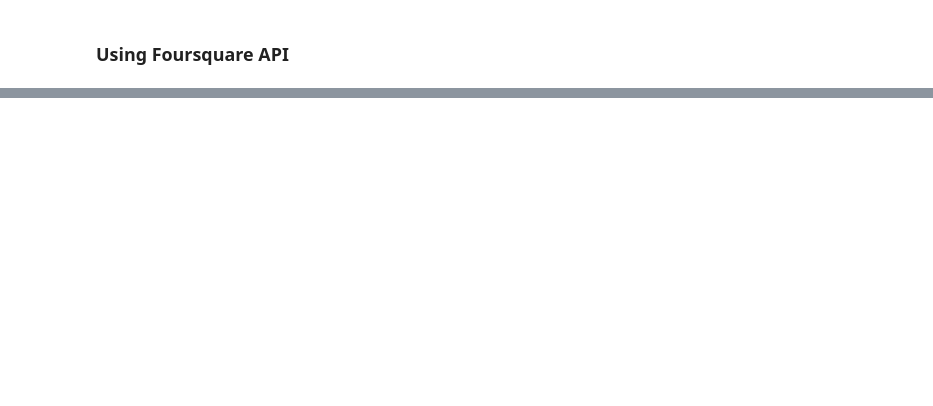
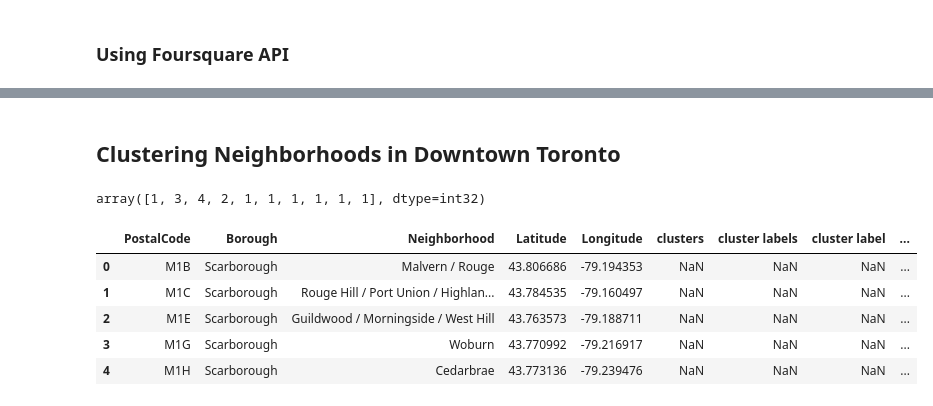
Before and after one commit to elenaryu/Coursera_Capstone, a Jupyter notebook: Toronto_Neighborhood_Comparison.ipynb, the cells around one changed output, grey strips where cells are left out. Drawn from its saved outputs; the diff is of its cells as text; code cells hidden in the pictures; blank space fills up the shorter version.

```diff
--- a/Toronto_Neighborhood_Comparison.ipynb
+++ b/Toronto_Neighborhood_Comparison.ipynb
@@ -246,0 +465,23 @@ toronto_core.head()
+# %%
+# create a dataframe and display top 10 venues for each neighborhood
+
+num_top_venues = 10
+
+indicators = ['st','nd','rd']
+
+# create columns accordingn to number of top venues
+columns = ['Neighborhood']
+for ind in np.arange(num_top_venues):
+    try:
+        columns.append('{}{} Most Common Venues'.format(ind+1, indicators[ind]))
+    except:
+        columns.append('{}th Most Common Venue'.format(ind+1))
+
+# create new dataframe
+neighborhoods_venues_sorted = pd.DataFrame(columns=columns)
+neighborhoods_venues_sorted['Neighborhood'] = downtown_grouped['Neighborhood']
+
+for ind in np.arange(downtown_grouped.shape[0]):
+    neighborhoods_venues_sorted.iloc[ind, 1:] = return_most_common_venues(downtown_grouped.iloc[ind, :], num_top_venues)
+
+neighborhoods_venues_sorted.head()
@@ -246,0 +495,33 @@ toronto_core.head()
+# %% [markdown]
+## Clustering Neighborhoods in Downtown Toronto
+# %%
+# run k-means to cluster the neighborhoods into 5 clusters
+
+kclusters = 5
+
+downtown_grouped_clustering = downtown_grouped.drop('Neighborhood', 1)
+
+# run k-means clustering
+kmeans = KMeans(n_clusters=kclusters, random_state=0).fit(downtown_grouped_clustering)
+
+# check cluster labels generated for each row in the dataframe
+kmeans.labels_[0:10]
+# %% [output]
+array([1, 3, 4, 2, 1, 1, 1, 1, 1, 1], dtype=int32)
+# %%
+# add clustering labels
+neighborhoods_venues_sorted.insert(0, 'clusters', kmeans.labels_)
+
+downtown_merged = torontogeodata
+
+# merge toronto_grouped with torontogeodata to add latitude/longitude for each neighborhood
+downtown_merged = downtown_merged.join(neighborhoods_venues_sorted.set_index('Neighborhood'), on='Neighborhood')
+
+downtown_merged.head()
+# %% [output]
+|  | PostalCode | Borough | Neighborhood | Latitude | Longitude | clusters | cluster labels | cluster label | ... |
+| 0 | M1B | Scarborough | Malvern / Rouge | 43.806686 | -79.194353 | NaN | NaN | NaN | ... |
+| 1 | M1C | Scarborough | Rouge Hill / Port Union / Highlan... | 43.784535 | -79.160497 | NaN | NaN | NaN | ... |
+| 2 | M1E | Scarborough | Guildwood / Morningside / West Hill | 43.763573 | -79.188711 | NaN | NaN | NaN | ... |
+| 3 | M1G | Scarborough | Woburn | 43.770992 | -79.216917 | NaN | NaN | NaN | ... |
+| 4 | M1H | Scarborough | Cedarbrae | 43.773136 | -79.239476 | NaN | NaN | NaN | ... |
```
Also changed, not shown: parts of 35 cells of this notebook.
